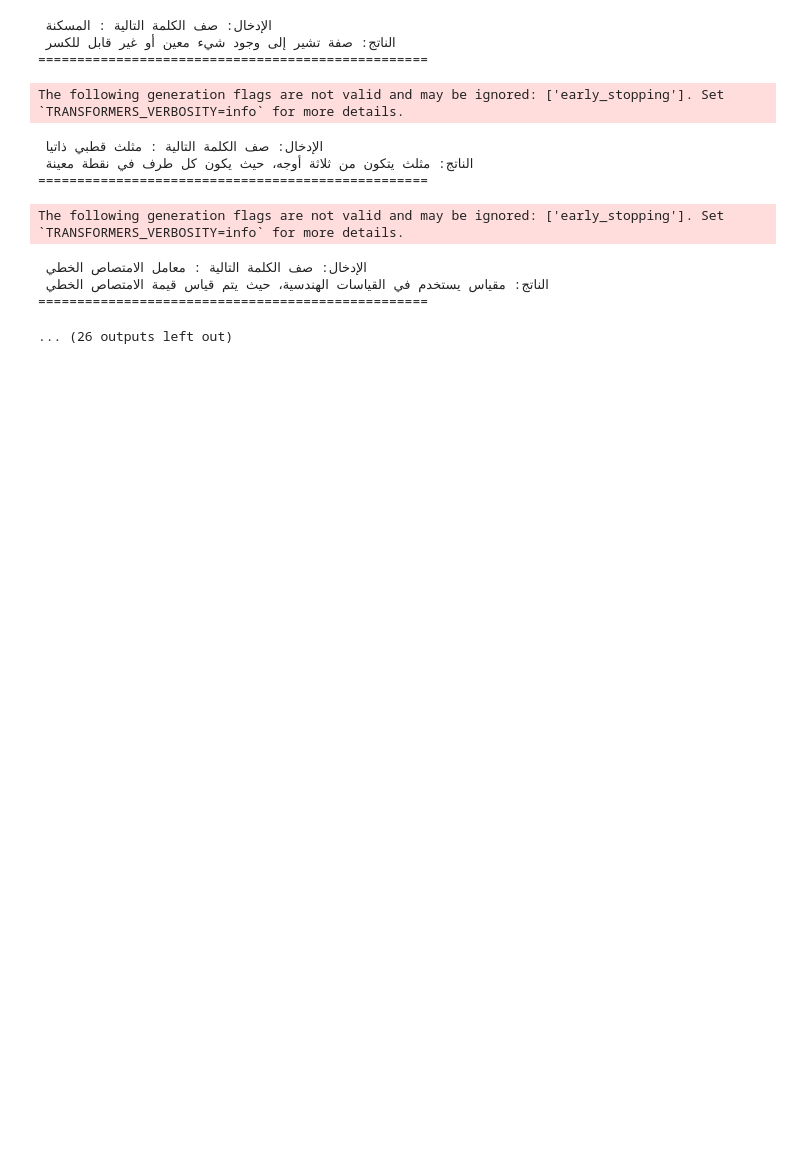
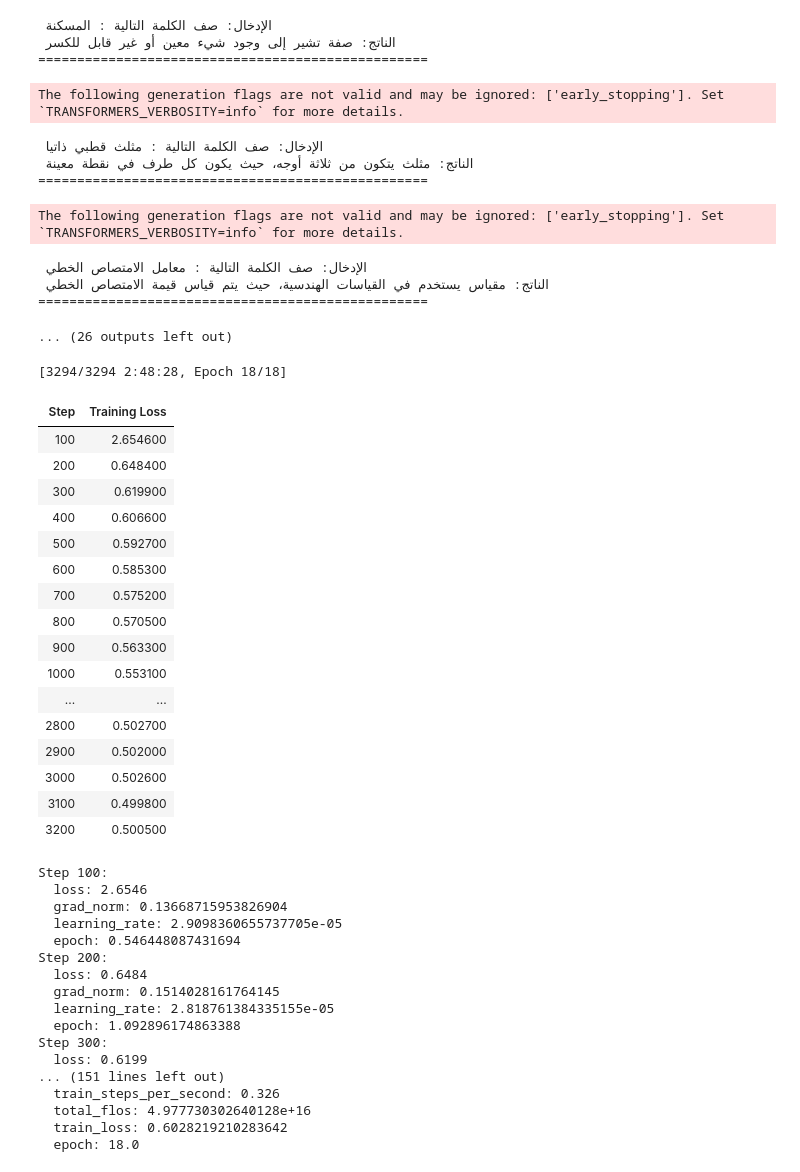
Before and after one commit to angiegh2002/learning_language_game, a Jupyter notebook: language_model.ipynb, the cells around one changed output. Saved outputs shown, nothing was run; the diff lists cells and outputs as text; code cells hidden in the pictures; blank space fills up the shorter version.

```diff
--- a/language_model.ipynb
+++ b/language_model.ipynb
@@ -841,0 +926,39 @@ The following generation flags are not valid and may be ignored: ['early_stoppin
+# %%
+trainer.train()
+trainer.save_model("/content/drive/MyDrive/arabict5-final_18e")
+# %% [output]
+[3294/3294 2:48:28, Epoch 18/18]
+| Step | Training Loss |
+| 100 | 2.654600 |
+| 200 | 0.648400 |
+| 300 | 0.619900 |
+| 400 | 0.606600 |
+| 500 | 0.592700 |
+| 600 | 0.585300 |
+| 700 | 0.575200 |
+| 800 | 0.570500 |
+| 900 | 0.563300 |
+| 1000 | 0.553100 |
+| ... | ... |
+| 2800 | 0.502700 |
+| 2900 | 0.502000 |
+| 3000 | 0.502600 |
+| 3100 | 0.499800 |
+| 3200 | 0.500500 |
+Step 100:
+  loss: 2.6546
+  grad_norm: 0.13668715953826904
+  learning_rate: 2.9098360655737705e-05
+  epoch: 0.546448087431694
+Step 200:
+  loss: 0.6484
+  grad_norm: 0.1514028161764145
+  learning_rate: 2.818761384335155e-05
+  epoch: 1.092896174863388
+Step 300:
+  loss: 0.6199
+... (151 lines left out)
+  train_steps_per_second: 0.326
+  total_flos: 4.977730302640128e+16
+  train_loss: 0.6028219210283642
+  epoch: 18.0
```
Also changed, not shown: parts of 11 cells of this notebook.
